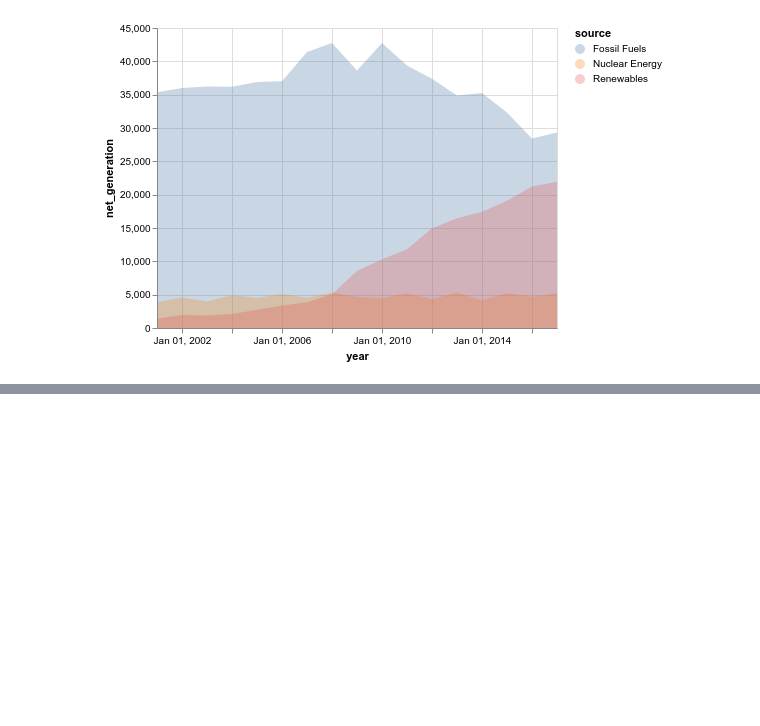
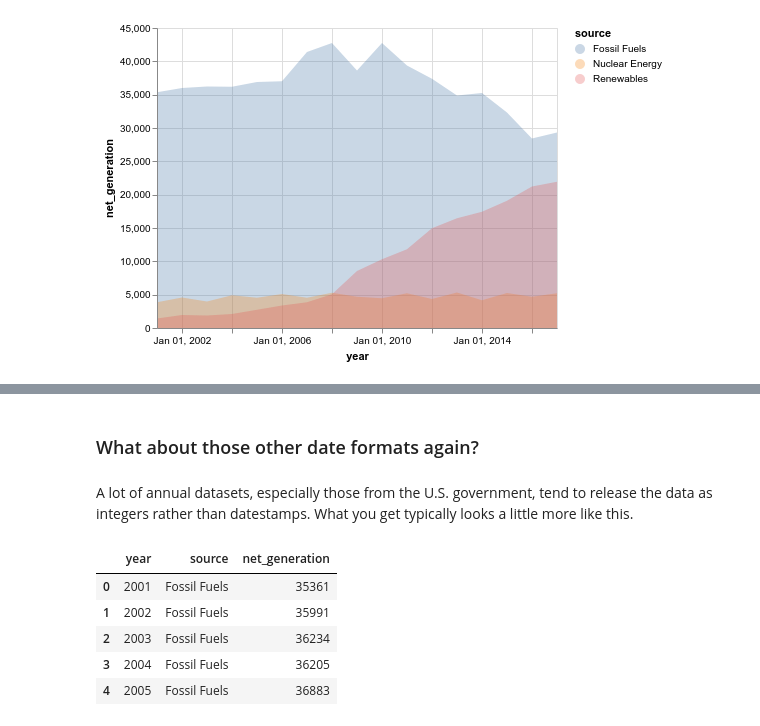
Before and after one commit to datadesk/altair-area-examples, a Jupyter notebook: notebook.ipynb, the cells around one changed output, grey strips where cells are left out. Saved outputs shown, nothing was run; the diff lists cells and outputs as text; code cells hidden in the pictures; blank space fills up the shorter version.

```diff
--- a/notebook.ipynb
+++ b/notebook.ipynb
@@ -61,0 +111,4 @@ alt.Chart(data).mark_area(opacity=0.3).encode(
+# %% [markdown]
+### What about those other date formats again?
+# %% [markdown]
+A lot of annual datasets, especially those from the U.S. government, tend to release the data as integers rather than datestamps. What you get typically looks a little more like this.
@@ -61,0 +117,9 @@ alt.Chart(data).mark_area(opacity=0.3).encode(
+# %%
+data.head()
+# %% [output]
+|  | year | source | net_generation |
+| 0 | 2001 | Fossil Fuels | 35361 |
+| 1 | 2002 | Fossil Fuels | 35991 |
+| 2 | 2003 | Fossil Fuels | 36234 |
+| 3 | 2004 | Fossil Fuels | 36205 |
+| 4 | 2005 | Fossil Fuels | 36883 |
```
Also changed, not shown: parts of 24 cells of this notebook, 2 other files.
